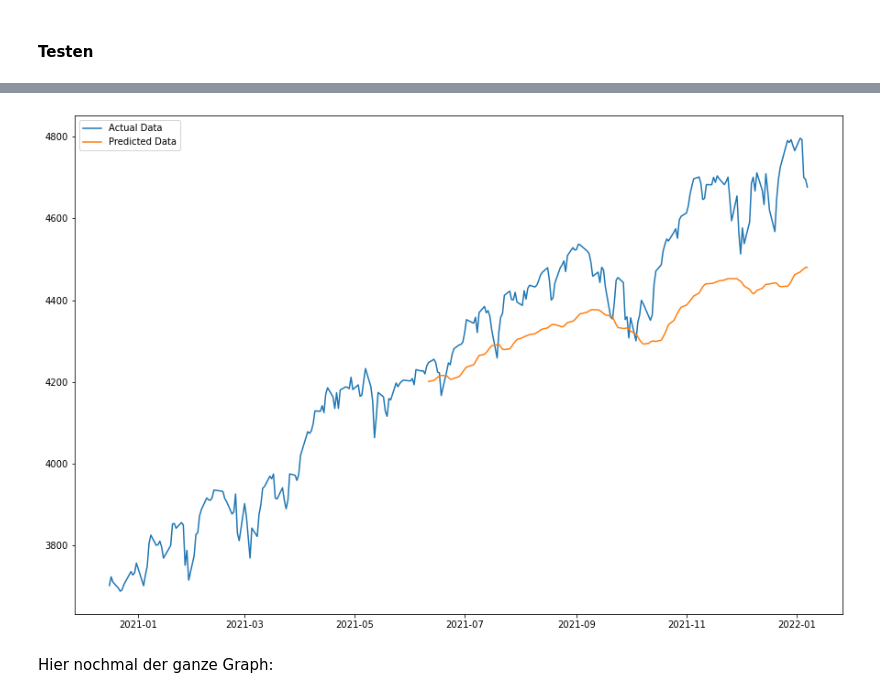
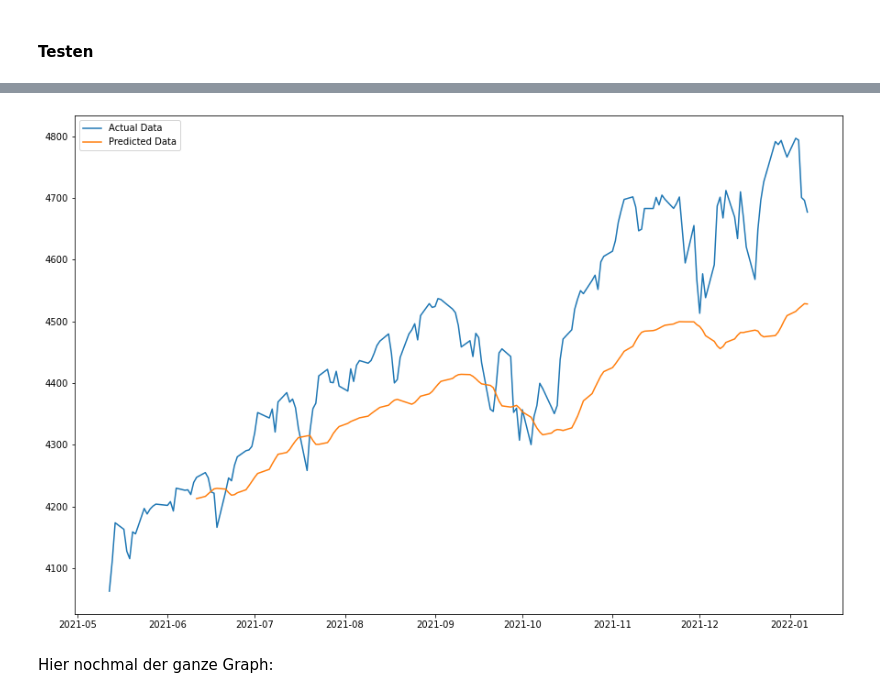
Before and after one commit to Niklas1225/Jufo2022, a Jupyter notebook: PricePrediction/PricePredictionV3.ipynb, the cells around one changed output, grey strips where cells are left out. Drawn from its saved outputs; the diff is of its cells as text; code cells hidden in the pictures.

```diff
--- a/PricePrediction/PricePredictionV3.ipynb
+++ b/PricePrediction/PricePredictionV3.ipynb
@@ -266,8 +267,8 @@ def test(plotting : boolean):
     df["Predicted Testing Data"] = train_predict
     if plotting:
         plt.figure(figsize=(15,10))
-        plt.plot(df["CLOSE"][1500:], label="Actual Data")
-        plt.plot(df["Predicted Testing Data"][1500:], label="Predicted Data")
+        plt.plot(df["CLOSE"][1600:], label="Actual Data")
+        plt.plot(df["Predicted Testing Data"][1600:], label="Predicted Data")
         plt.legend()
         plt.show()
 
@@ -277,4 +278,4 @@ Loss:  0.0031896086875349283
-[figure, old version]
+[figure, new version]
 # %% [markdown]
 Hier nochmal der ganze Graph:
 # %%
```
Also changed, not shown: parts of 11 cells of this notebook, 2 other files.
